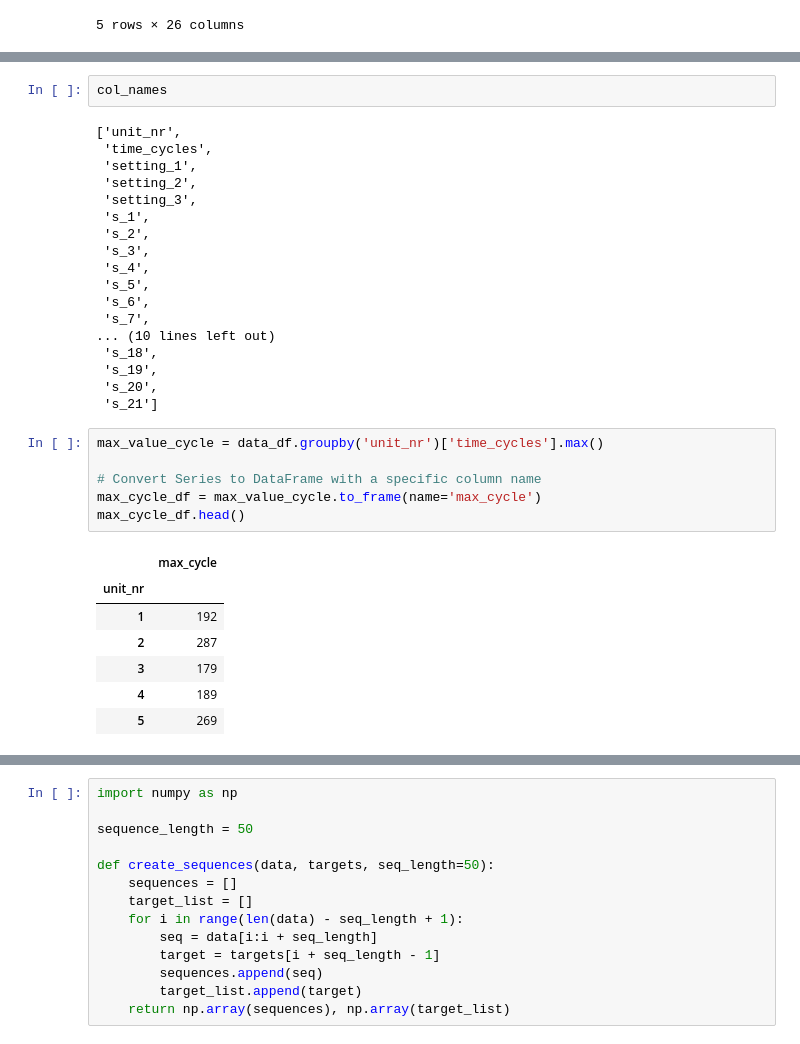
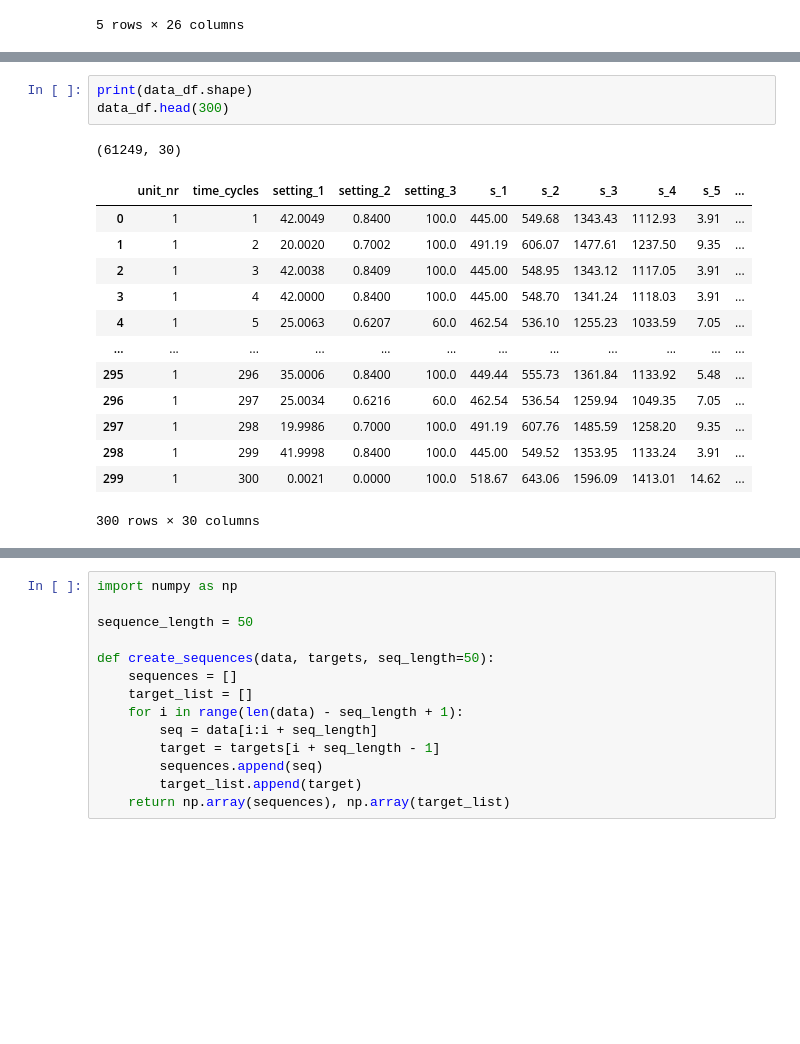
Before and after one commit to liminm/rul-lstm-rul-prediction, a Jupyter notebook: nasa_jet_engine_predictive_maintenance.ipynb, the cells around one changed output, grey strips where cells are left out. Saved outputs shown, nothing was run; the diff lists cells and outputs as text; blank space fills up the shorter version.

```diff
--- a/nasa_jet_engine_predictive_maintenance.ipynb
+++ b/nasa_jet_engine_predictive_maintenance.ipynb
@@ -46,34 +122,18 @@ Training data shape: (20631, 26)
 # %%
-col_names
+print(data_df.shape)
+data_df.head(300)
 # %% [output]
-['unit_nr',
- 'time_cycles',
- 'setting_1',
- 'setting_2',
- 'setting_3',
- 's_1',
- 's_2',
- 's_3',
- 's_4',
- 's_5',
- 's_6',
- 's_7',
-... (10 lines left out)
- 's_18',
- 's_19',
- 's_20',
- 's_21']
+(61249, 30)
+|  | unit_nr | time_cycles | setting_1 | setting_2 | setting_3 | s_1 | s_2 | s_3 | s_4 | s_5 | ... |
+| 0 | 1 | 1 | 42.0049 | 0.8400 | 100.0 | 445.00 | 549.68 | 1343.43 | 1112.93 | 3.91 | ... |
+| 1 | 1 | 2 | 20.0020 | 0.7002 | 100.0 | 491.19 | 606.07 | 1477.61 | 1237.50 | 9.35 | ... |
+| 2 | 1 | 3 | 42.0038 | 0.8409 | 100.0 | 445.00 | 548.95 | 1343.12 | 1117.05 | 3.91 | ... |
+| 3 | 1 | 4 | 42.0000 | 0.8400 | 100.0 | 445.00 | 548.70 | 1341.24 | 1118.03 | 3.91 | ... |
+| 4 | 1 | 5 | 25.0063 | 0.6207 | 60.0 | 462.54 | 536.10 | 1255.23 | 1033.59 | 7.05 | ... |
+| ... | ... | ... | ... | ... | ... | ... | ... | ... | ... | ... | ... |
+| 295 | 1 | 296 | 35.0006 | 0.8400 | 100.0 | 449.44 | 555.73 | 1361.84 | 1133.92 | 5.48 | ... |
+| 296 | 1 | 297 | 25.0034 | 0.6216 | 60.0 | 462.54 | 536.54 | 1259.94 | 1049.35 | 7.05 | ... |
+| 297 | 1 | 298 | 19.9986 | 0.7000 | 100.0 | 491.19 | 607.76 | 1485.59 | 1258.20 | 9.35 | ... |
+| 298 | 1 | 299 | 41.9998 | 0.8400 | 100.0 | 445.00 | 549.52 | 1353.95 | 1133.24 | 3.91 | ... |
+| 299 | 1 | 300 | 0.0021 | 0.0000 | 100.0 | 518.67 | 643.06 | 1596.09 | 1413.01 | 14.62 | ... |
+300 rows × 30 columns
-# %%
-max_value_cycle = data_df.groupby('unit_nr')['time_cycles'].max()
-
-# Convert Series to DataFrame with a specific column name
-max_cycle_df = max_value_cycle.to_frame(name='max_cycle')
-max_cycle_df.head()
-# %% [output]
-|  | max_cycle |
-| unit_nr |  |
-| 1 | 192 |
-| 2 | 287 |
-| 3 | 179 |
-| 4 | 189 |
-| 5 | 269 |
```
Also changed, not shown: parts of 17 cells of this notebook.
